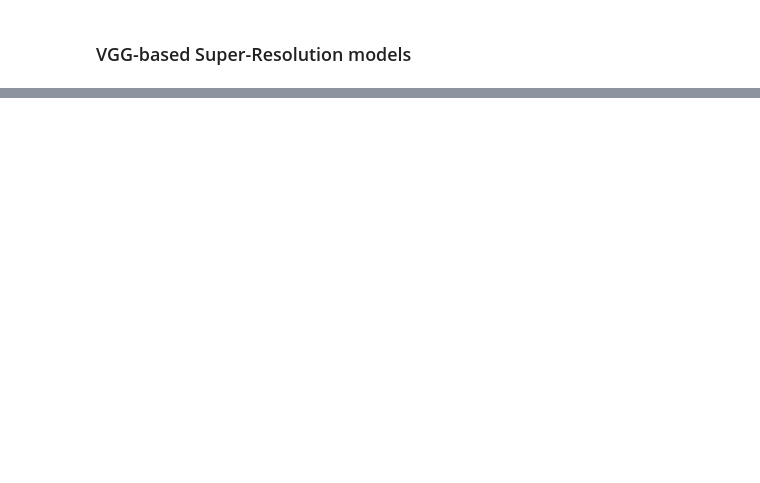
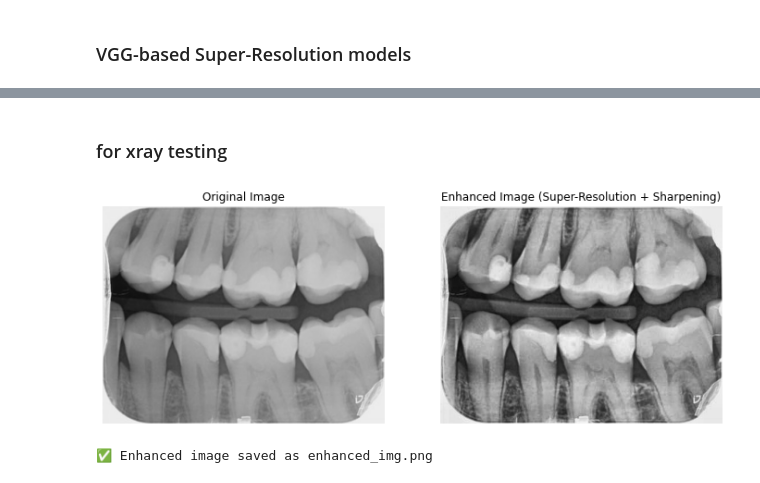
Before and after one commit to Muhammad-Abdullah-Jami/Personal_Projects, a Jupyter notebook: Image_enhancement_experimentation.ipynb, the cells around one changed output, grey strips where cells are left out. Cells and saved outputs as stored; diff of their text form; code cells hidden in the pictures; blank space fills up the shorter version.

```diff
--- a/Image_enhancement_experimentation.ipynb
+++ b/Image_enhancement_experimentation.ipynb
@@ -1139,0 +1477,57 @@ VGG-based Super-Resolution models
+# %% [markdown]
+### for xray testing
+# %%
+import cv2
+import numpy as np
+import matplotlib.pyplot as plt
+
+# Load the image
+image_path = "image.png"  # Change this to your image path
+input_img = cv2.imread(image_path)
+
+if input_img is None:
+    raise FileNotFoundError("Image file not found. Check the path.")
+
+# Convert image from BGR (OpenCV format) to RGB
+input_img = cv2.cvtColor(input_img, cv2.COLOR_BGR2RGB)
+
+# Apply OpenCV's Super-Resolution using bicubic interpolation
+scale_factor = 2  # 2x upscaling
+h, w, _ = input_img.shape
+new_h, new_w = h * scale_factor, w * scale_factor
+sr_img = cv2.resize(input_img, (new_w, new_h), interpolation=cv2.INTER_CUBIC)
+
+# **Apply Post-Processing for Sharper & Clearer Image**
+# 1. Apply Sharpening Filter
+kernel_sharp = np.array([[0, -1, 0], [-1, 5, -1], [0, -1, 0]])
+sharpened_img = cv2.filter2D(sr_img, -1, kernel_sharp)
+
+# 2. Apply Contrast Limited Adaptive Histogram Equalization (CLAHE)
+lab = cv2.cvtColor(sharpened_img, cv2.COLOR_RGB2LAB)
+l, a, b = cv2.split(lab)
+clahe = cv2.createCLAHE(clipLimit=3.0, tileGridSize=(8, 8))
+l = clahe.apply(l)
+lab = cv2.merge((l, a, b))
+enhanced_final = cv2.cvtColor(lab, cv2.COLOR_LAB2RGB)
+
+# Display Original vs Enhanced Image
+fig, ax = plt.subplots(1, 2, figsize=(12, 6))
+
+ax[0].imshow(input_img)
+ax[0].set_title("Original Image")
+ax[0].axis("off")
+
+ax[1].imshow(enhanced_final)
+ax[1].set_title("Enhanced Image (Super-Resolution + Sharpening)")
+ax[1].axis("off")
+
+plt.show()
+
+# Save the enhanced image
+enhanced_image_path = "enhanced_img.png"
+cv2.imwrite(enhanced_image_path, cv2.cvtColor(enhanced_final, cv2.COLOR_RGB2BGR))
+
+print(f"✅ Enhanced image saved as {enhanced_image_path}")
+# %% [output]
+[figure, added]
+✅ Enhanced image saved as enhanced_img.png
```
Also changed, not shown: parts of 12 cells of this notebook.
